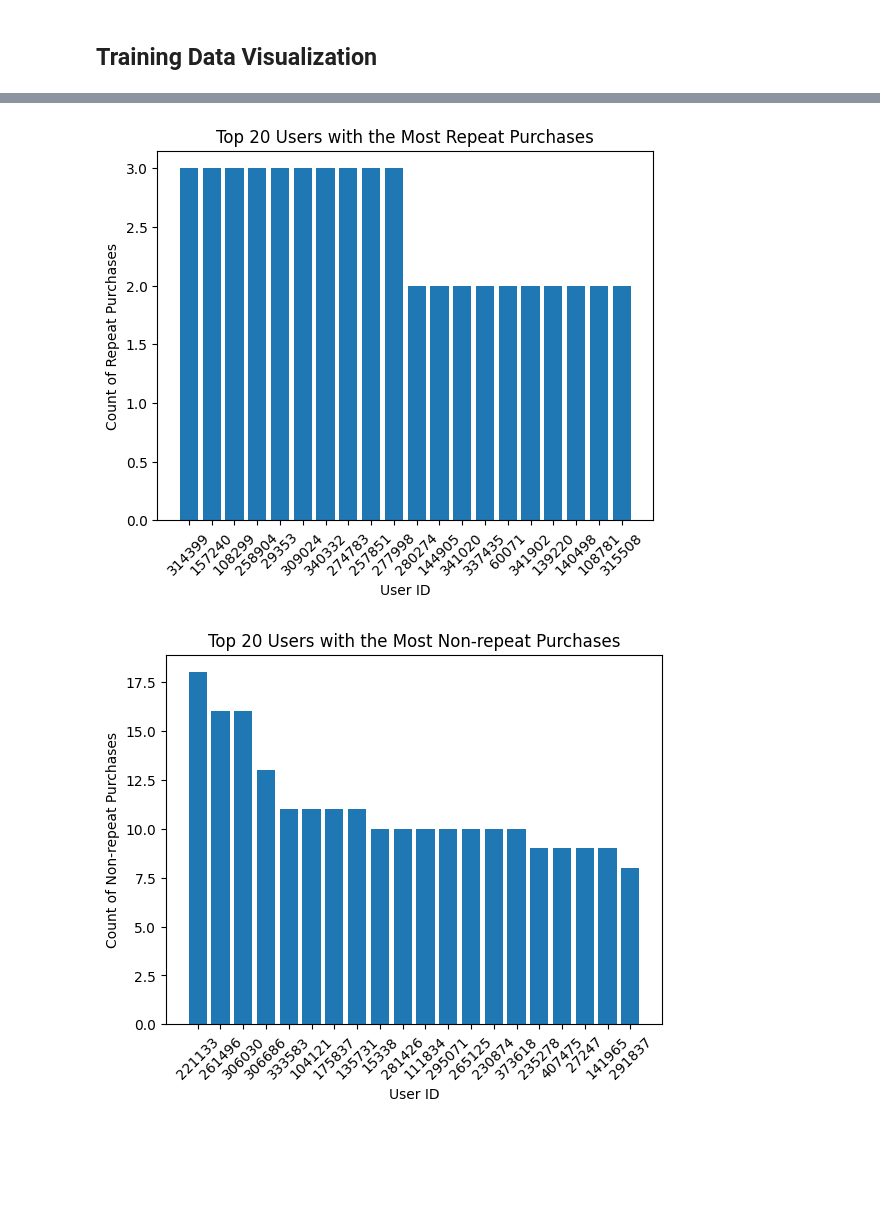
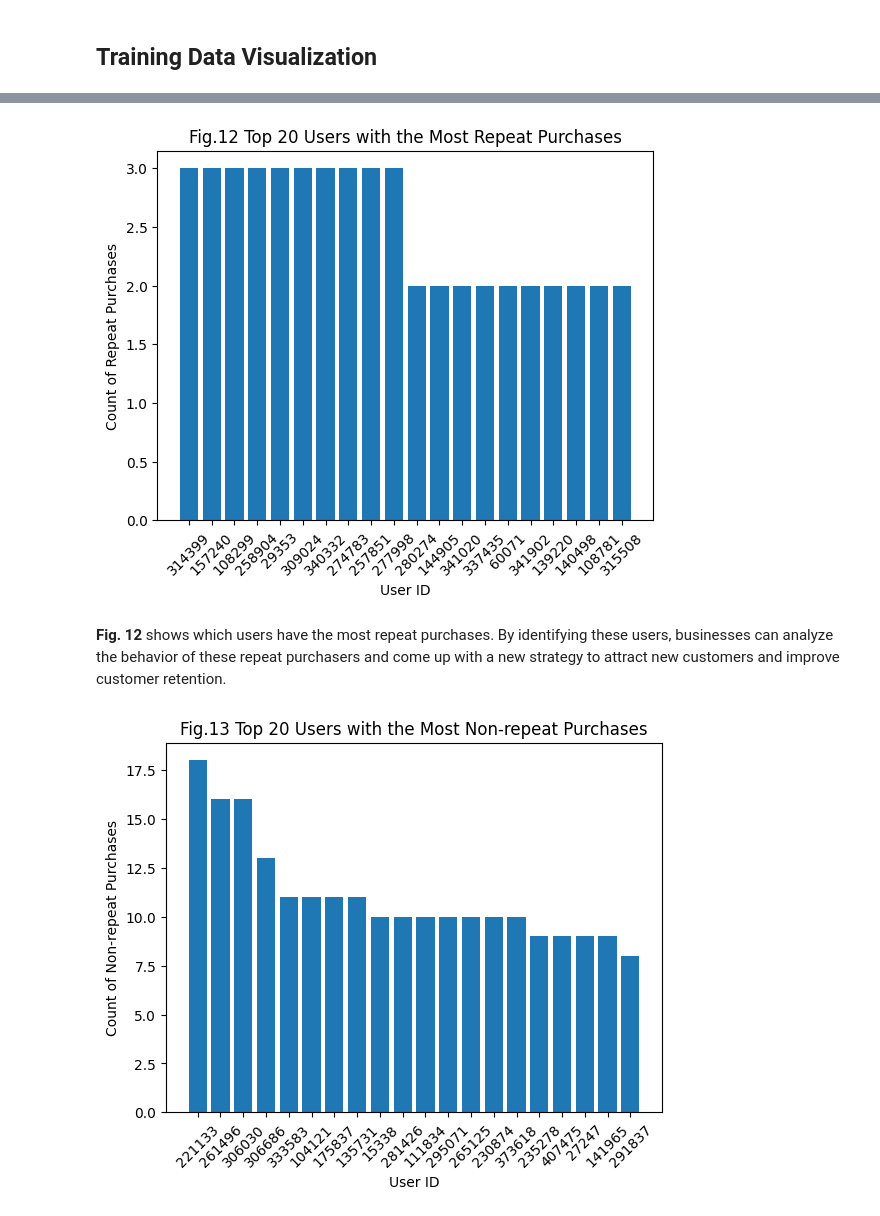
Before and after one commit to CaptainComputer1/CECS550Project, a Jupyter notebook: EM_PR_Final_DataVis.ipynb, the cells around one changed output, grey strips where cells are left out. Saved outputs shown, nothing was run; the diff lists cells and outputs as text; code cells hidden in the pictures; blank space fills up the shorter version.

```diff
--- a/EM_PR_Final_DataVis.ipynb
+++ b/EM_PR_Final_DataVis.ipynb
@@ -235,18 +285,20 @@ plt.show()
 # %%
 # Bar chart - to show the top 20 users with the most repeat buyers
 repeat_buyers = train[train['label'] == "Repeat Buyer"]
 user_counts = repeat_buyers['user_id'].value_counts().head(20)
 
 plt.bar(range(len(user_counts)), user_counts.values)
 plt.xticks(range(len(user_counts)), user_counts.index, rotation=45)
 
-plt.title('Top 20 Users with the Most Repeat Purchases')
+plt.title('Fig.12 Top 20 Users with the Most Repeat Purchases')
 plt.xlabel('User ID')
 plt.ylabel('Count of Repeat Purchases')
 
 plt.show()
 # %% [output]
-[figure, old version]
+[figure, new version]
+# %% [markdown]
+**Fig. 12** shows which users have the most repeat purchases. By identifying these users, businesses can analyze the behavior of these repeat purchasers and come up with a new strategy to attract new customers and improve customer retention.
 # %%
 # Bar chart - to show the top 20 users with the most non-repeat buyers
 repeat_buyers = train[train['label'] == "Non-repeat Buyer"]
@@ -255,10 +307,10 @@ user_counts = repeat_buyers['user_id'].value_counts().head(20)
 plt.bar(range(len(user_counts)), user_counts.values)
 plt.xticks(range(len(user_counts)), user_counts.index, rotation=45)
 
-plt.title('Top 20 Users with the Most Non-repeat Purchases')
+plt.title('Fig.13 Top 20 Users with the Most Non-repeat Purchases')
 plt.xlabel('User ID')
 plt.ylabel('Count of Non-repeat Purchases')
 
 plt.show()
 # %% [output]
-[figure, old version]
+[figure, new version]
```
Also changed, not shown: parts of 30 cells of this notebook.
